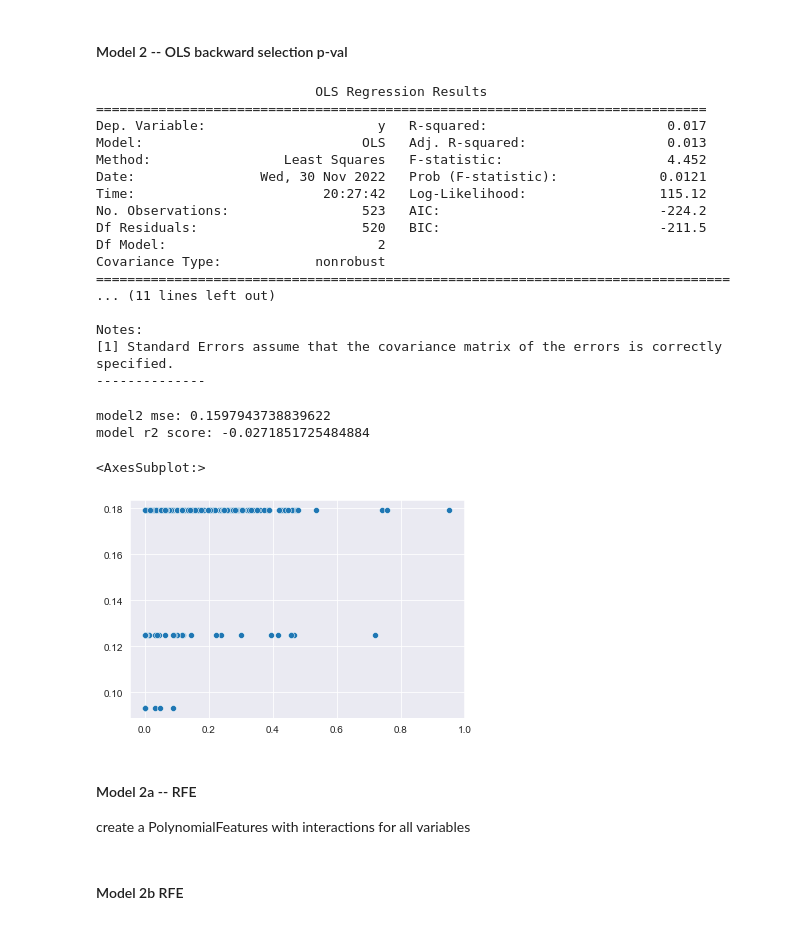
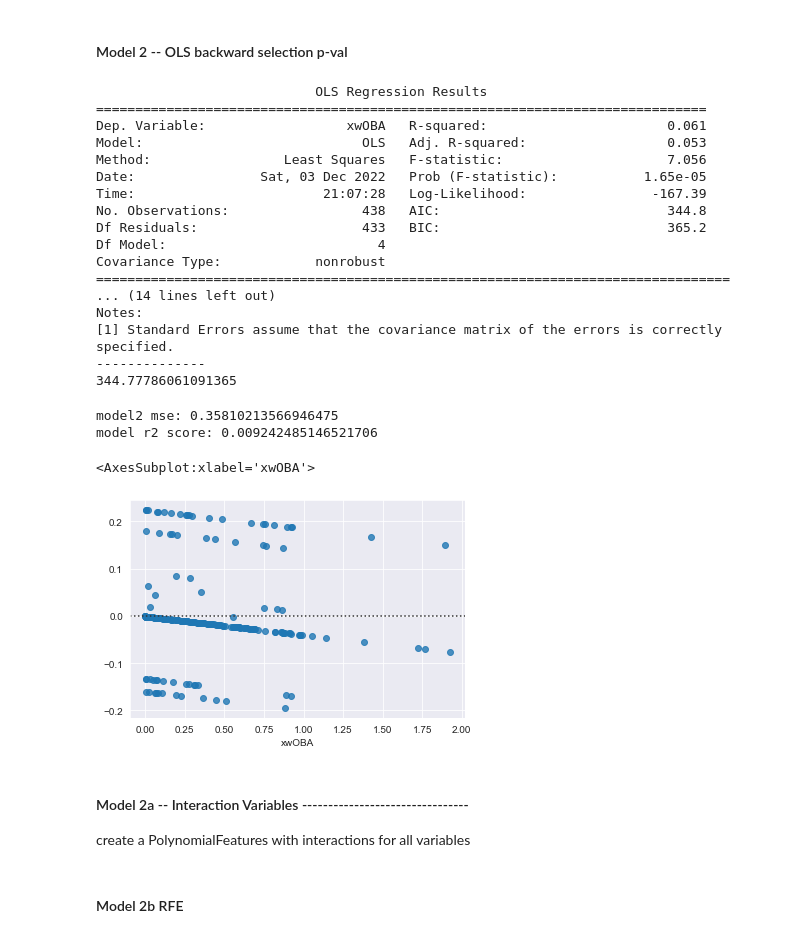
Before and after one commit to trpubz/DBacksAnalysis, a Jupyter notebook: 3Data Prep_Modeling/Data_Reg.ipynb, the cells around one changed output. Drawn from its saved outputs; the diff is of its cells as text; code cells hidden in the pictures.

```diff
--- a/3Data Prep_Modeling/Data_Reg.ipynb
+++ b/3Data Prep_Modeling/Data_Reg.ipynb
@@ -9,7 +9,7 @@ import numpy as np
 np.set_printoptions(precision=3, suppress=True)
 
 marte_raw = pd.read_csv('marte_vs_nlwest_19_22.csv',
-                        usecols=['pitch_type', 'game_date', 'release_speed', 'release_pos_x', 'release_pos_z', 'pitcher', 'zone', 'des', 'p_throws', 'bb_type', 'balls', 'strikes', 'game_year', 'pfx_x', 'pfx_z', 'hc_x', 'hc_y', 'hit_distance_sc', 'launch_speed', 'launch_angle', 'effective_speed', 'release_spin_rate', 'release_extension', 'estimated_woba_using_speedangle', 'woba_value', 'woba_denom', 'iso_value', 'launch_speed_angle', 'pitch_name', 'spin_axis'])
+                        usecols=['pitch_type', 'game_date', 'release_speed', 'release_pos_x', 'release_pos_z', 'pitcher', 'zone', 'des', 'p_throws', 'bb_type', 'balls', 'strikes', 'game_year', 'pfx_x', 'pfx_z', 'hc_x', 'hc_y', 'hit_distance_sc', 'launch_speed', 'launch_angle', 'effective_speed', 'release_spin_rate', 'release_extension', 'estimated_woba_using_speedangle', 'woba_value', 'woba_denom', 'iso_value', 'launch_speed_angle', 'pitch_name'])
 
 # rename the primary response variable
 marte_raw.rename(columns={'estimated_woba_using_speedangle': 'xwOBA'}, inplace=True)
@@ -21,6 +21,6 @@ marte_raw.dropna(axis='rows', subset=['woba_denom', 'xwOBA'], how='any', inplace
 print(f"data-set shape after to filtering sac hits, walks, strikeouts: {marte_raw.shape}")
 
 # filter missing observation data
-marte_raw.dropna(axis='rows', subset=['release_spin_rate', 'spin_axis'], how='any', inplace=True)
+marte_raw.dropna(axis='rows', subset=['release_spin_rate'], how='any', inplace=True)
 print(f"data-set shape after to filtering missing spin observations: {marte_raw.shape}")
 # %% [output]
@@ -68,7 +59,7 @@ import numpy as np
 import math
 
 # filter raw set with proposed model metrics
-marte_vs = marte_raw.drop(columns=['game_date', 'release_pos_x', 'release_pos_z', 'des', 'bb_type', 'balls', 'strikes', 'hc_x', 'hc_y', 'hit_distance_sc', 'launch_speed', 'launch_angle', 'effective_speed', 'release_extension', 'woba_denom', 'iso_value', 'launch_speed_angle', 'pitch_name'])
+marte_vs = marte_raw.drop(columns=['woba_value','game_year', 'pitcher', 'game_date', 'release_pos_x', 'release_pos_z', 'des', 'bb_type', 'balls', 'strikes', 'hc_x', 'hc_y', 'hit_distance_sc', 'launch_speed', 'launch_angle', 'effective_speed', 'release_extension', 'woba_denom', 'iso_value', 'launch_speed_angle', 'pitch_name'])
 print(f"new data-set shape after to filtering for proper metrics: {marte_vs.shape}")
 
 # vectorize the horizontal & vertical movement using pythagorean theorem
@@ -87,7 +78,7 @@ print(f"number of NaN xwOBA PAs prior to conversion: {marte_vs.xwOBA.isnull().su
 ##########################################################
 
 # reorder columns for logical readability
-marte_vs = marte_vs.reindex(columns=['xwOBA', 'woba_value','game_year', 'pitcher', 'p_throws', 'pitch_type', 'release_speed', 'release_spin_rate', 'spin_axis', 'zone', 'pfx_x', 'pfx_z', 'pfx_v'])
+marte_vs = marte_vs.reindex(columns=['xwOBA', 'p_throws', 'pitch_type', 'release_speed', 'release_spin_rate', 'zone', 'pfx_x', 'pfx_z', 'pfx_v'])
 
 print(marte_vs.head())
 # %% [output]
@@ -188,7 +176,7 @@ marte_vs_trx.head()
 from sklearn.model_selection import train_test_split
 import statsmodels.api as sm
 
-X = marte_vs_trx.drop(columns=['xwOBA', 'game_year', 'pitcher', 'spin_axis'])  # remove response var and extra features, spin_axis should be converted to categorical if desired to use in analysis
+X = marte_vs_trx.drop(columns=['xwOBA'])  # remove response var and extra features, spin_axis should be converted to categorical if desired to use in analysis, removed earlier on ingest
 
 y = marte_vs.xwOBA
 # split data into training and testing sets
@@ -205,7 +193,7 @@ print('---')
 from sklearn.preprocessing import PowerTransformer, MinMaxScaler
 
 num_feats = ['release_speed', 'release_spin_rate', 'pfx_v', 'pfx_x', 'pfx_z']
-print(X[num_feats].describe())
+# print(X[num_feats].describe())
 # used for positive values
 pt = PowerTransformer()
 # get a transformed series of numerical features
@@ -219,17 +207,13 @@ X_test_trx = pt.transform(X_test[num_feats])
 X_test[num_feats] = X_test_trx
 ############################
 # # normalize output
-mms = MinMaxScaler().fit(y_train.to_numpy().reshape(-1, 1))
-y_train_trx = pd.Series(map(lambda x: x[0], mms.transform(y_train.to_numpy().reshape(-1, 1))), index=y_train.index)
-# normalize on the test output, converted to a pandas.Series with the original indicies
-y_test_trx = pd.Series(map(lambda x: x[0], mms.transform(y_test.to_numpy().reshape(-1, 1))), index=y_test.index)
+# mms = MinMaxScaler().fit(y_train.to_numpy().reshape(-1, 1))
+# y_train_trx = pd.Series(map(lambda x: x[0], mms.transform(y_train.to_numpy().reshape(-1, 1))), index=y_train.index)
+# # normalize on the test output, converted to a pandas.Series with the original indicies
+# y_test_trx = pd.Series(map(lambda x: x[0], mms.transform(y_test.to_numpy().reshape(-1, 1))), index=y_test.index)
 
-# drop woba_value from feature after use in normalizing response
-X_train.drop(columns=['woba_value'], inplace=True)
-X_test.drop(columns=['woba_value'], inplace=True)
-
-print('Train trx set shape\n', X_train_trx.shape, y_train_trx.shape)
-print('Test trx set shape\n', X_test_trx.shape, y_test_trx.shape)
+print('Train trx set shape\n', X_train_trx.shape, y_train.shape)
+print('Test trx set shape\n', X_test_trx.shape, y_test.shape)
 print('---')
 # %% [output]
 Train set shape
@@ -319,46 +295,46 @@ model r2 score: -0.012217498969196772
 #### Model 2 -- OLS backward selection p-val
 # %%
 # removed release_speed, p_throws_R, all zones
-model2_feats = ['const', 'pitch_type_FS', 'pitch_type_SL']
-model2 = sm.OLS(endog=y_train_trx, exog=X_train[model2_feats])
+model2_feats = ['const', 'pitch_type_CU', 'pitch_type_SI', 'zone_13', 'zone_14']
+model2 = sm.OLS(endog=y_train, exog=X_train[model2_feats])
 results2 = model2.fit()
 print(results2.summary())
 print('--------------')
 # %% [output]
                             OLS Regression Results
 ==============================================================================
-Dep. Variable:                      y   R-squared:                       0.017
-Model:                            OLS   Adj. R-squared:                  0.013
-Method:                 Least Squares   F-statistic:                     4.452
-Date:                Wed, 30 Nov 2022   Prob (F-statistic):             0.0121
-Time:                        20:27:42   Log-Likelihood:                 115.12
-No. Observations:                 523   AIC:                            -224.2
-Df Residuals:                     520   BIC:                            -211.5
-Df Model:                           2
+Dep. Variable:                  xwOBA   R-squared:                       0.061
+Model:                            OLS   Adj. R-squared:                  0.053
+Method:                 Least Squares   F-statistic:                     7.056
+Date:                Sat, 03 Dec 2022   Prob (F-statistic):           1.65e-05
+Time:                        21:07:28   Log-Likelihood:                -167.39
+No. Observations:                 438   AIC:                             344.8
+Df Residuals:                     433   BIC:                             365.2
+Df Model:                           4
 Covariance Type:            nonrobust
 =================================================================================
-... (11 lines left out)
-
+... (14 lines left out)
 Notes:
 [1] Standard Errors assume that the covariance matrix of the errors is correctly specified.
 --------------
+344.77786061091365
 # %%
 xwOBA_pred2 = results2.predict(X_test[model2_feats])
 
-m2_mse = mean_squared_error(y_test_trx, xwOBA_pred2, squared=False)
+m2_mse = mean_squared_error(y_test, xwOBA_pred2, squared=False)
 print(f"model2 mse: {m2_mse}")
 
-m2_r2 = r2_score(y_test_trx, xwOBA_pred2)
+m2_r2 = r2_score(y_test, xwOBA_pred2)
 print(f"model r2 score: {m2_r2}")
 
-sns.scatterplot(y_test_trx, xwOBA_pred2)
+sns.residplot(y_test, xwOBA_pred2)
 # %% [output]
-model2 mse: 0.1597943738839622
-model r2 score: -0.0271851725484884
+model2 mse: 0.35810213566946475
+model r2 score: 0.009242485146521706
-<AxesSubplot:>
+<AxesSubplot:xlabel='xwOBA'>
-[figure, old version]
+[figure, new version]
 # %% [markdown]
-#### Model 2a -- RFE
+#### Model 2a -- Interaction Variables --------------------------------
 create a PolynomialFeatures with interactions for all variables
 # %%
 # from sklearn.preprocessing import PolynomialFeatures, OneHotEncoder
```
Also changed, not shown: parts of 23 cells of this notebook.
